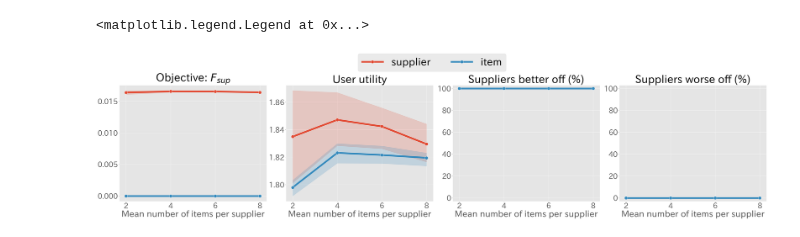
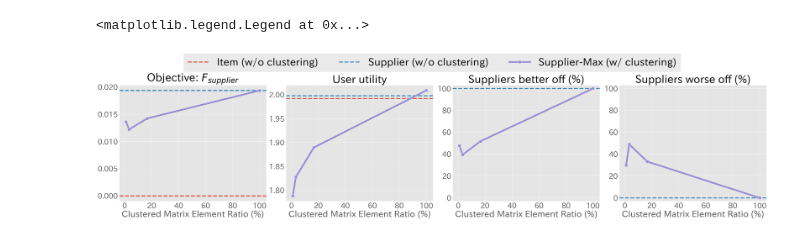
Before and after one commit to tubo213/nsw-with-optimal-transport, a Jupyter notebook: notebook/提供者を考慮した実験.ipynb, the cells around one changed output. Saved outputs shown, nothing was run; the diff lists cells and outputs as text; code cells hidden in the pictures.

```diff
--- a/notebook/提供者を考慮した実験.ipynb
+++ b/notebook/提供者を考慮した実験.ipynb
@@ -157,7 +157,8 @@ def compute_nsw_loss(
     imp = (pi * click_prob).sum(dim=[0, 2])
     # 供給者毎にimpを集計
     imp_sup = aggregate_by_sup_torch(imp, sup)
-    return -(am_rel * torch.log(imp_sup + eps)).sum()
+    imp_l = torch.log(imp_sup + eps)
+    return -(am_rel * imp_l).sum()
 
 
 def compute_pi_ot_nsw(
@@ -195,6 +196,7 @@ def compute_pi_ot_nsw(
     n_rank = expo.shape[0]
     rel_mat: torch.Tensor = torch.FloatTensor(rel_mat).to(device)  # (n_query, n_doc)
     expo: torch.Tensor = torch.FloatTensor(expo).to(device)  # (K, 1)
+    high = torch.FloatTensor(high).to(device)  # (n_doc, )
     sup: torch.Tensor = torch.LongTensor(sup).to(device)  # (n_doc, )
     am_rel = rel_mat.sum(0)  # (n_doc, )
     click_prob = rel_mat[:, :, None] * expo.reshape(1, 1, n_rank)  # (n_query, n_doc, K)
@@ -203,7 +205,7 @@ def compute_pi_ot_nsw(
     am_rel_sup = aggregate_by_sup_torch(am_rel, sup) ** alpha
 
     # アイテムからの供給量
-    a: torch.Tensor = torch.FloatTensor(high).view(1, -1, 1).to(device)
+    a: torch.Tensor = high.view(1, -1, 1).to(device)
     # ダミー列への輸送量はアイテム数 - 表示数
     dummy_demand = a.sum(dim=1) - n_rank  # (n_query, 1)
     b = torch.ones(n_query, n_rank + 1, 1, device=device)
@@ -499,10 +692,11 @@ from matplotlib.axes import Axes
 
 plt.style.use("ggplot")
 METRICS_MAP = {
-    "nsw": "Objective: $F_{sup}$",
+    "nsw": "Objective: $F_{supplier}$",
     "user_util": "User utility",
     "pct_sup_util_better": "Suppliers better off (%)",
     "pct_sup_util_worse": "Suppliers worse off (%)",
+    "exec_time": "Execution time (s)",
 }
 
 metrics = ["nsw", "user_util", "pct_sup_util_better", "pct_sup_util_worse"]
@@ -509,50 +730,62 @@ metrics = ["nsw", "user_util", "pct_sup_util_better", "pct_sup_util_worse"]
 # %%
-lam = 0.8
-result = pd.DataFrame(results)
-result["method"] = result["method"]
-result = result.query("lam == @lam").reset_index(drop=True)
+result_df = pd.DataFrame(results)
+result_df["n_design_varible_rate"] = (
+    100 * (result_df["n_user_cluster"] * result_df["n_provider_cluster"]) / (n_query * n_sup)
+)
 
 ncols = len(metrics)
 figsize_0 = 45 / 4 * ncols
 fig, axes = plt.subplots(ncols=ncols, figsize=(figsize_0, 10), tight_layout=True)
 axes: list[Axes] = np.ravel(axes).tolist()
+colors = plt.rcParams["axes.prop_cycle"].by_key()["color"]
 
 for i, metric in enumerate(metrics):
     ax = axes[i]
+    item_metric = result_df.query('method == "item"')[metric].mean()
+    sup_metric = result_df.query('method == "supplier"')[metric].mean()
+    ax.axhline(
+        item_metric, color=colors[0], linestyle="--", linewidth=5, label="Item (w/o clustering)"
+    )
+    ax.axhline(
+        sup_metric, color=colors[1], linestyle="--", linewidth=5, label="Supplier (w/o clustering)"
+    )
+
     sns.lineplot(
-        x="mean_n_item_per_sup",
+        data=result_df.query('method == "clustered_sup"'),
+        x="n_design_varible_rate",
         y=metric,
-        hue="method",
-        data=result,
+        label="Supplier-Max (w/ clustering)",
         ax=ax,
         marker="o",
         markersize=15,
         markers=True,
         linewidth=8,
         legend=True,
+        errorbar=None,
+        color=colors[2],
     )
 
     ax.set_title(METRICS_MAP[metric], fontsize=52)
     ax.set_ylabel("")
-    ax.set_xlabel("Mean number of items per supplier", fontsize=42)
+    ax.set_xlabel("Clustered Matrix Element Ratio (%)", fontsize=42)
     ax.tick_params(axis="both", labelsize=35)
     ax.legend(fontsize=35)
 
     if metric in ["pct_sup_util_better", "pct_sup_util_worse"]:
         ax.set_ylim(-3, 103)
 
     handles, labels = ax.get_legend_handles_labels()
     ax.get_legend().remove()
 
 fig.legend(
     handles,
     labels,
     fontsize=50,
     bbox_to_anchor=(0.5, 1.15),
     ncol=len(labels),
     loc="upper center",
 )
 # %% [output]
 <matplotlib.legend.Legend at 0x...>
-[figure, old version]
+[figure, new version]
 # %%
```
Also changed, not shown: parts of 6 cells of this notebook.
